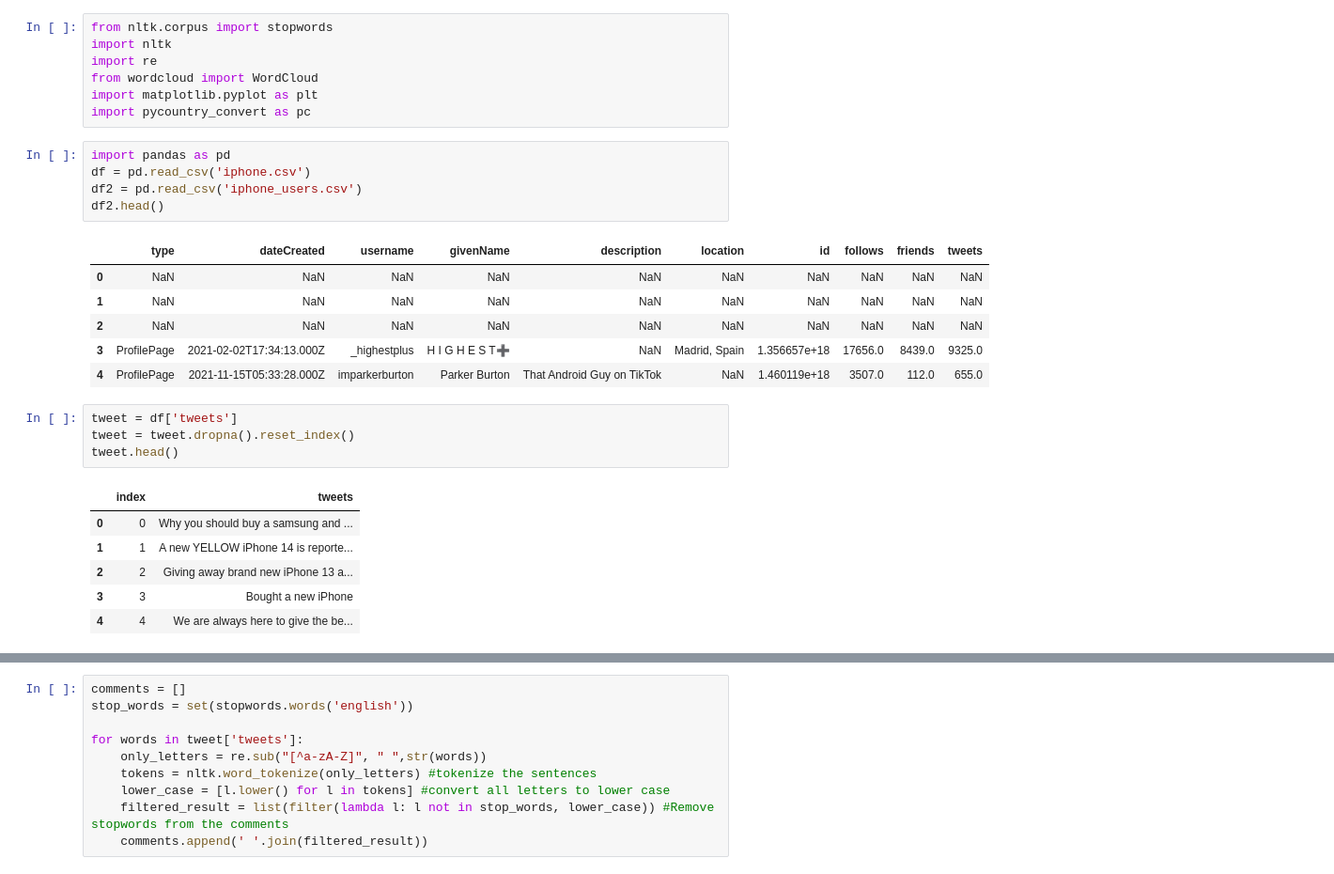
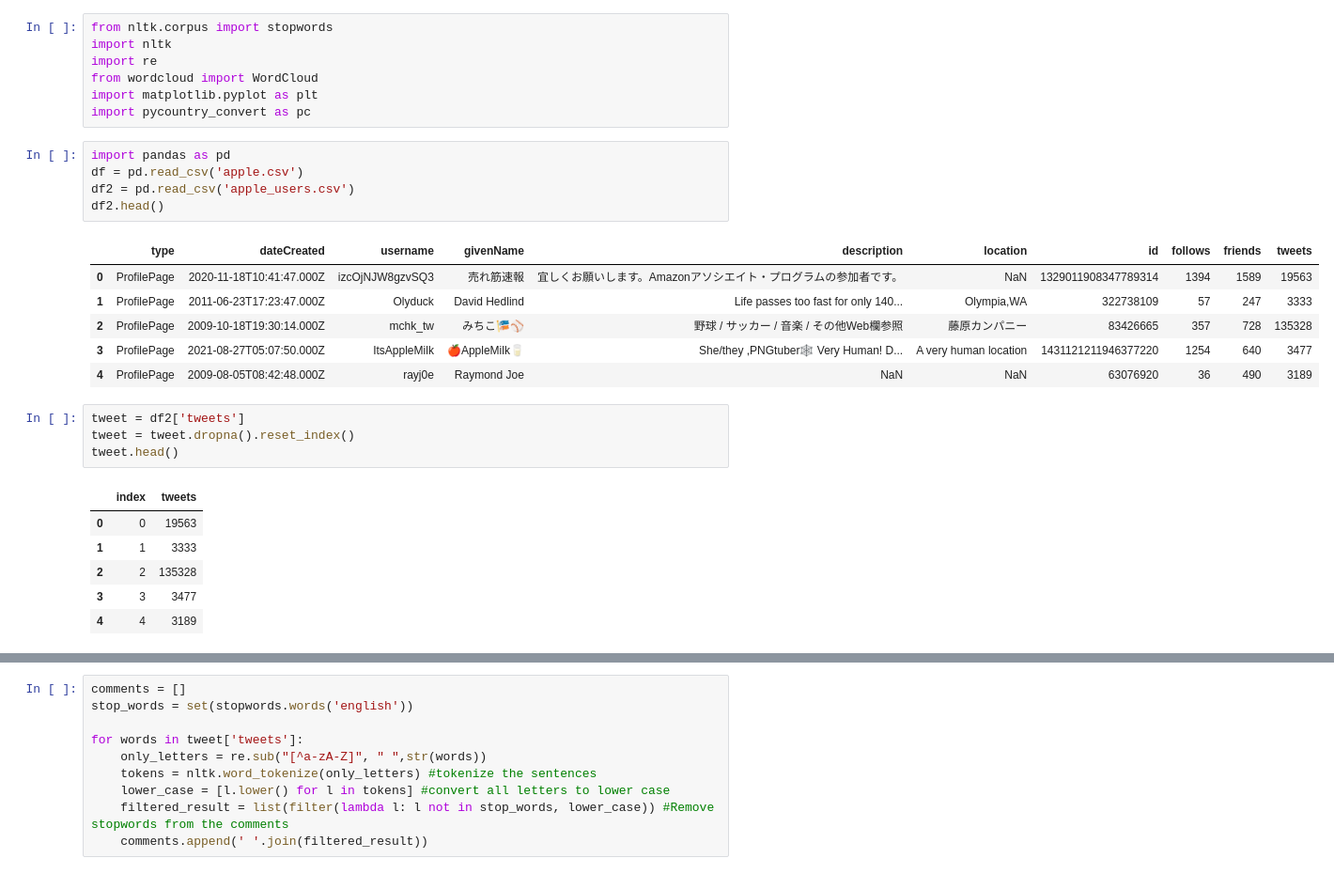
Before and after one commit to Ayoubkassi/Twitter_Comercial_Segments, a Jupyter notebook: Data_analysis.ipynb, the cells around one changed output, grey strips where cells are left out. Shown at 94% size. Drawn from its saved outputs; the diff is of its cells as text.

```diff
--- a/Data_analysis.ipynb
+++ b/Data_analysis.ipynb
@@ -29,27 +29,27 @@ import matplotlib.pyplot as plt
 import pycountry_convert as pc
 # %%
 import pandas as pd
-df = pd.read_csv('iphone.csv')
-df2 = pd.read_csv('iphone_users.csv')
+df = pd.read_csv('apple.csv')
+df2 = pd.read_csv('apple_users.csv')
 df2.head()
 # %% [output]
 |  | type | dateCreated | username | givenName | description | location | id | follows | friends | tweets |
-| 0 | NaN | NaN | NaN | NaN | NaN | NaN | NaN | NaN | NaN | NaN |
-| 1 | NaN | NaN | NaN | NaN | NaN | NaN | NaN | NaN | NaN | NaN |
-| 2 | NaN | NaN | NaN | NaN | NaN | NaN | NaN | NaN | NaN | NaN |
-| 3 | ProfilePage | 2021-02-02T17:34:13.000Z | _highestplus | H I G H E S T➕ | NaN | Madrid, Spain | 1.356657e+18 | 17656.0 | 8439.0 | 9325.0 |
-| 4 | ProfilePage | 2021-11-15T05:33:28.000Z | imparkerburton | Parker Burton | That Android Guy on TikTok | NaN | 1.460119e+18 | 3507.0 | 112.0 | 655.0 |
+| 0 | ProfilePage | 2020-11-18T10:41:47.000Z | izcOjNJW8gzvSQ3 | 売れ筋速報 | 宜しくお願いします。Amazonアソシエイト・プログラムの参加者です。 | NaN | 1329011908347789314 | 1394 | 1589 | 19563 |
+| 1 | ProfilePage | 2011-06-23T17:23:47.000Z | Olyduck | David Hedlind | Life passes too fast for only 140... | Olympia,WA | 322738109 | 57 | 247 | 3333 |
+| 2 | ProfilePage | 2009-10-18T19:30:14.000Z | mchk_tw | みちこ🎏⚾️ | 野球 / サッカー / 音楽 / その他Web欄参照 | 藤原カンパニー | 83426665 | 357 | 728 | 135328 |
+| 3 | ProfilePage | 2021-08-27T05:07:50.000Z | ItsAppleMilk | 🍎AppleMilk🥛 | She/they ,PNGtuber🕸 Very Human! D... | A very human location | 1431121211946377220 | 1254 | 640 | 3477 |
+| 4 | ProfilePage | 2009-08-05T08:42:48.000Z | rayj0e | Raymond Joe | NaN | NaN | 63076920 | 36 | 490 | 3189 |
 # %%
-tweet = df['tweets']
+tweet = df2['tweets']
 tweet = tweet.dropna().reset_index()
 tweet.head()
 # %% [output]
 |  | index | tweets |
-| 0 | 0 | Why you should buy a samsung and ... |
-| 1 | 1 | A new YELLOW iPhone 14 is reporte... |
-| 2 | 2 | Giving away brand new iPhone 13 a... |
-| 3 | 3 | Bought a new iPhone |
-| 4 | 4 | We are always here to give the be... |
+| 0 | 0 | 19563 |
+| 1 | 1 | 3333 |
+| 2 | 2 | 135328 |
+| 3 | 3 | 3477 |
+| 4 | 4 | 3189 |
 # %%
 nltk.download('stopwords')
 nltk.download('punkt')
```
Also changed, not shown: parts of 7 cells of this notebook.
